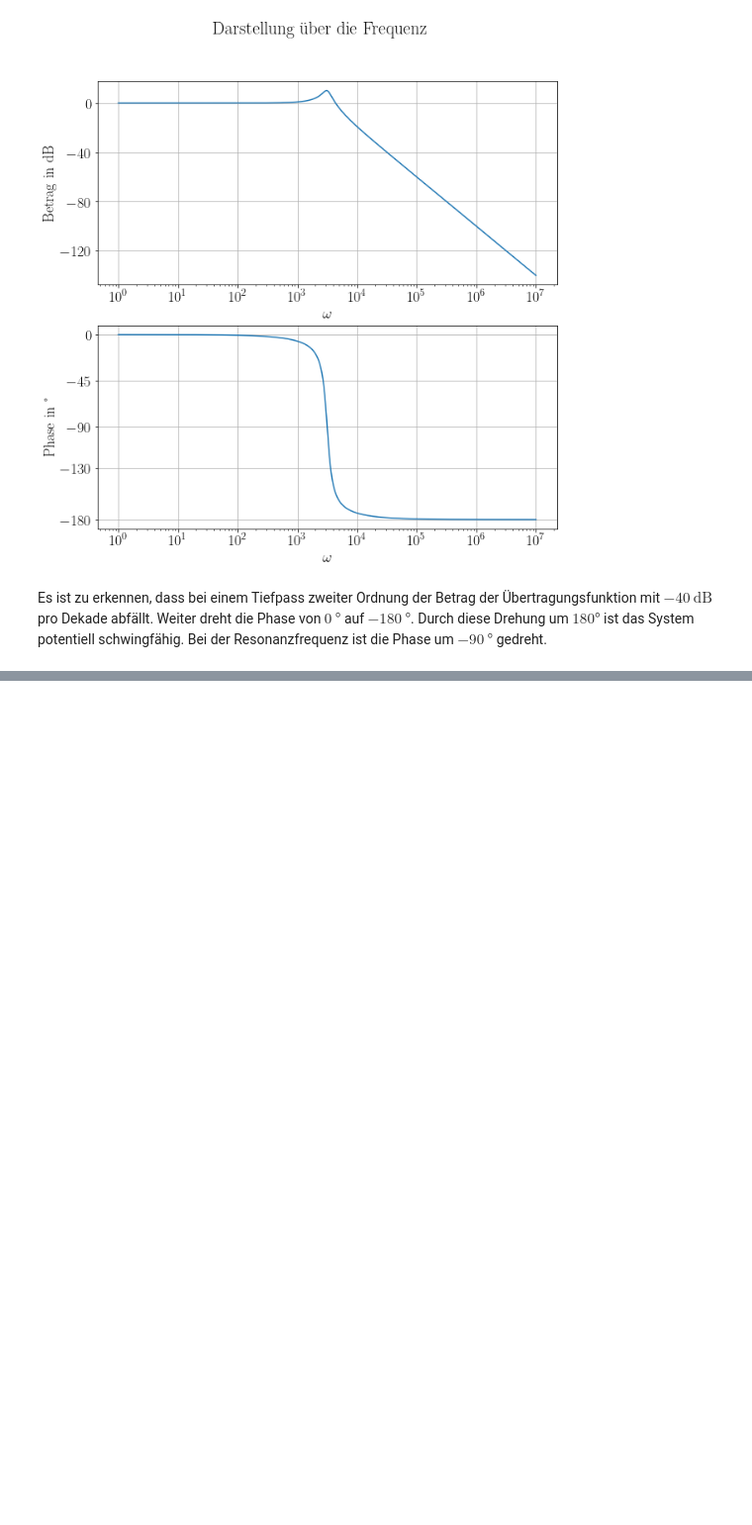
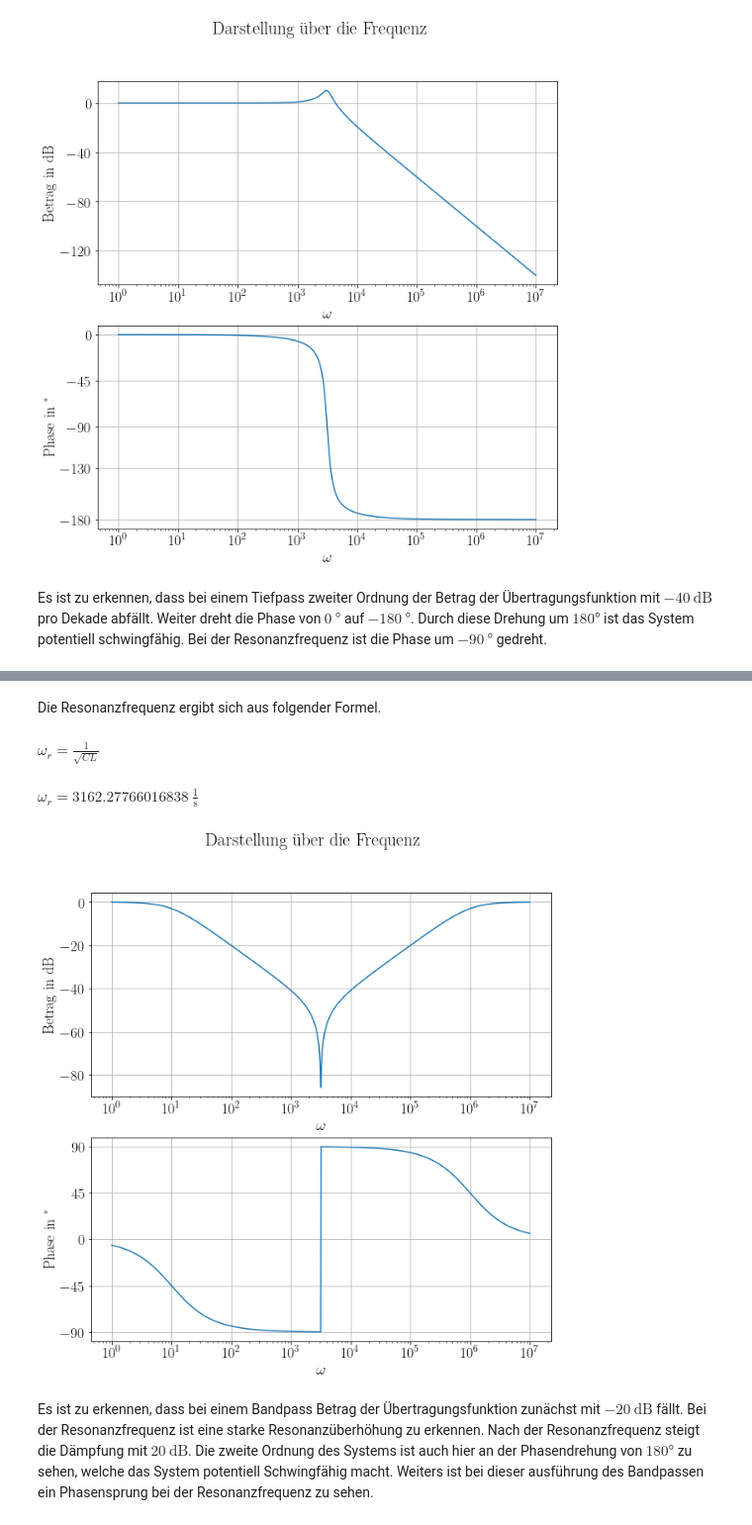
Before and after one commit to lg-eng/KSN-Skript, a Jupyter notebook: _sources/Bodeplot.ipynb, the cells around one changed output, grey strips where cells are left out. Shown at 99% size. Cells and saved outputs as stored; diff of their text form; code cells hidden in the pictures; blank space fills up the shorter version.

```diff
--- a/_sources/Bodeplot.ipynb
+++ b/_sources/Bodeplot.ipynb
@@ -204,0 +469,44 @@ Es ist zu erkennen, dass bei einem Tiefpass zweiter Ordnung der Betrag der Über
+# %%
+LN=0.1 #H
+RN=1#Ohm
+CN=10**-6 #C
+ZLN=1000 #Ohm
+
+omega_start_exponent = 0 #Exponent zur Basis 10 --> omega_start = 10^omega_start_exponent
+omega_end_exponent = 7 #Exponent zur Basis 10 --> --> omega_end = 10^omega_end_exponent
+# %%
+eq1 = (Eq(S('omega_r'),1/sqrt(C*L)))
+display(Markdown('Die Resonanzfrequenz ergibt sich aus folgender Formel.'))
+display(eq1)
+eq2 = Eq(eq1.lhs,convert_to(eq1.subs({C:CN,L:LN}).rhs,second))
+display(Latex('$ ' + latex(eq2) + ' \ \\frac{1}{\\text{s}} $'))
+
+magnitude=eq3.rhs.subs({Z_L:ZLN,R:RN,C:CN,L:LN})
+phase=eq4.rhs.subs({Z_L:ZLN,R:RN,C:CN,L:LN})
+
+w_array = np.logspace(omega_start_exponent,omega_end_exponent,10**3) #generate omega array
+
+magnitudeN=lambdify(w,magnitude ,"numpy") #convert sympy to numpy
+
+phaseN=lambdify(w, 180*phase/np.pi,"numpy") #convert sympy to numpy
+
+fig, (ax1, ax2) = plt.subplots(2, 1)
+fig.set_size_inches(10, 10)
+fig.suptitle('Darstellung über die Frequenz')
+
+ax1.plot(w_array,20*np.log10(magnitudeN(w_array)))
+ax1.set_ylabel('Betrag in dB')
+ax1.set(xlabel='$\omega$',xscale='log',yscale='linear')
+ax1.grid()
+
+ax2.plot(w_array,phaseN(w_array))
+ax2.set(xlabel='$\omega$',xscale='log',ylabel = 'Phase in °',yticks=[90,45,0,-45,-90])
+ax2.grid()
+# %% [output]
+Die Resonanzfrequenz ergibt sich aus folgender Formel.
+$\displaystyle \omega_{r} = \frac{1}{\sqrt{C L}}$
+$ \omega_{r} = 3162.27766016838 \ \frac{1}{\text{s}} $
+[figure, added]
+# %% [markdown]
+Es ist zu erkennen, dass bei einem Bandpass Betrag der Übertragungsfunktion zunächst mit  $-20 \ \text{dB}$ fällt. Bei der Resonanzfrequenz ist eine starke Resonanzüberhöhung zu erkennen. Nach der Resonanzfrequenz steigt die Dämpfung mit  $20 \ \text{dB}$. Die zweite Ordnung des Systems ist auch hier an der Phasendrehung von  $180 °$ zu sehen, welche das System potentiell Schwingfähig macht.
+Weiters ist bei dieser ausführung des Bandpassen ein Phasensprung bei der Resonanzfrequenz zu sehen.
```
Also changed, not shown: parts of 36 cells of this notebook, 18 other files.
